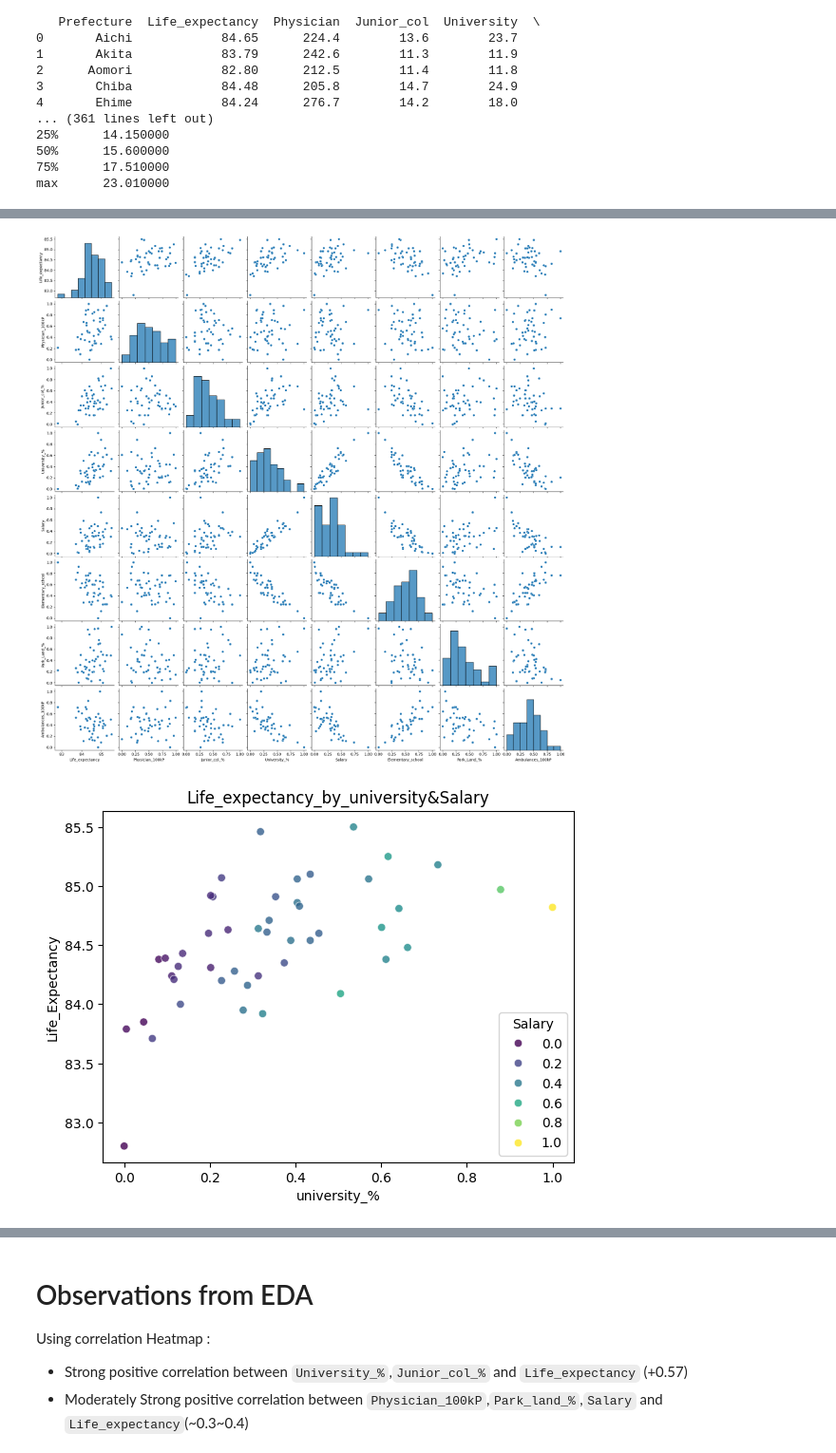
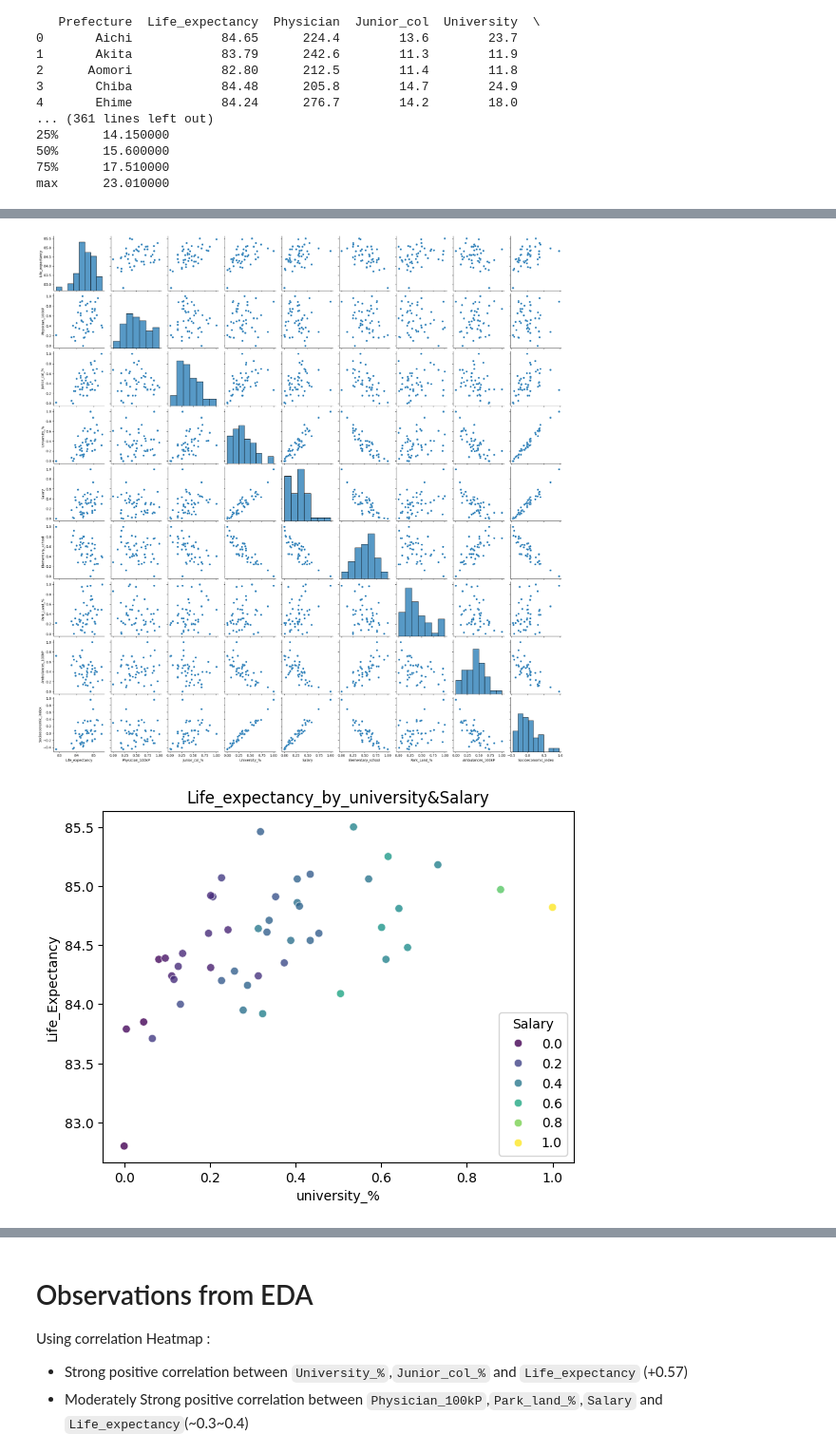
Before and after one commit to khalil-hub/Life-expectancy-analysis-Japan, a Jupyter notebook: notebooks/exploratory_analysis.ipynb, the cells around one changed output, grey strips where cells are left out. Shown at 95% size. Cells and saved outputs as stored; diff of their text form; code cells hidden in the pictures.

```diff
--- a/notebooks/exploratory_analysis.ipynb
+++ b/notebooks/exploratory_analysis.ipynb
@@ -118,21 +144,21 @@ Prefecture_encoded                      -0.259735            1.000000
 # %%
 #Pair plots for key features
-key_features=['Life_expectancy', 'Physician_100kP','Junior_col_%', 'University_%', 'Salary','Elementary_school', 'Park_Land_%', 'Ambulances_100kP']
+key_features=['Life_expectancy', 'Physician_100kP','Junior_col_%', 'University_%', 'Salary','Elementary_school', 'Park_Land_%', 'Ambulances_100kP', 'Socioeconomic_index']
 sns.pairplot(data[key_features])
 plt.show()
 #Scatter plot for feature interaction
 sns.scatterplot(x='University_%', y='Life_expectancy', hue='Salary', palette='viridis', alpha=0.8, data=data)
 plt.title('Life_expectancy_by_university&Salary')
 plt.xlabel('university_%')
 plt.ylabel('Life_Expectancy')
 plt.show()
 sns.scatterplot(x='University_%', y='Life_expectancy', hue='Park_Land_%', palette='viridis', alpha=0.8, data=data)
 plt.title('Life_expectancy_by_university&park_land')
 plt.xlabel('university_%')
 plt.ylabel('Life_Expectancy')
 plt.show()
 # %% [output]
-[figure, old version]
+[figure, new version]
 [figure]
 [figure]
 # %%
```
Also changed, not shown: parts of 6 cells of this notebook, 42 other files.
